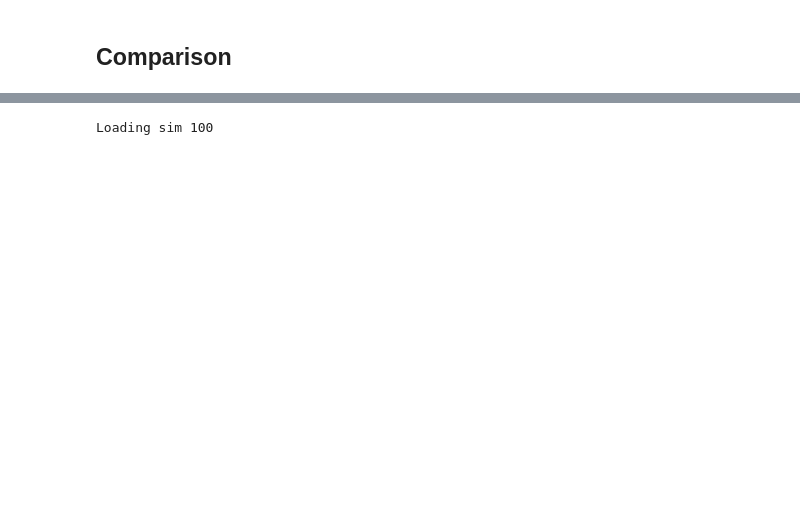
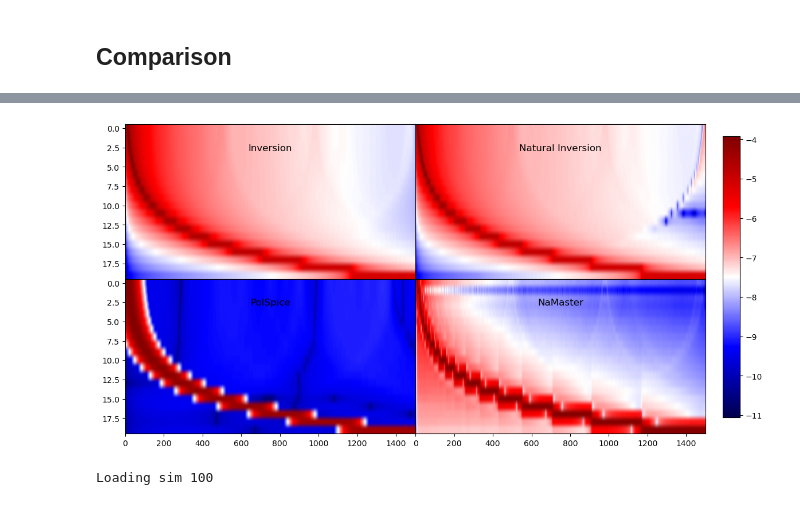
Before and after one commit to JaimeRZP/GLASS_cov_challenge, a Jupyter notebook: unmixing_comparison.ipynb, the cells around one changed output, grey strips where cells are left out. Cells and saved outputs as stored; diff of their text form; code cells hidden in the pictures; blank space fills up the shorter version.

```diff
--- a/unmixing_comparison.ipynb
+++ b/unmixing_comparison.ipynb
@@ -72,3 +56,4 @@ with open(config_path, 'r') as f:
 mask_type = config['mask_type']
 kernels_pols = fits.open(f"/home/jaimerzp/Documents/UCL/GLASS_cov_challenge/{mask_type}/cls_pols/kernels_pols_1.fits")
 mixmat = heracles.read(f"/home/jaimerzp/Documents/UCL/GLASS_cov_challenge/{mask_type}/mixmat.fits")
+unmixmat = heracles.read(f"/home/jaimerzp/Documents/UCL/GLASS_cov_challenge/{mask_type}/unmixmat.fits")
@@ -91,3 +86,39 @@ inv_kernel =
+# %%
+inv_kernel = binv_mixmat["POS", "POS", 1, 1].array @ mixmat["POS", "POS", 1, 1].array
+nmt_kernel = inv_bmixmatb["POS", "POS", 1, 1].array @ bmixmat["POS", "POS", 1, 1].array
+pols_kernel = fits.open(f"/home/jaimerzp/Documents/UCL/GLASS_cov_challenge/{mask_type}/cls_pols/kernels_pols_1.fits")[0].data[0, :, :].T
+pols_kernel = heracles.Result(pols_kernel[:lmax+1, :lmax+1], axis=(0,), ell=l)
+pols_kernel = heracles.binned(pols_kernel, ledges).array
+nu_kernel = heracles.Result(unmixmat["POS", "POS", 1, 1].array @ mixmat["POS", "POS", 1, 1].array, axis=(0,), ell=l)
+nu_kernel = heracles.binned(nu_kernel, ledges).array
+# %%
+fig, axs = plt.subplots(2, 2, figsize=(15, 7))
+plt.subplots_adjust(hspace = 0.0, wspace = 0.0)
+
+im0 = axs[0, 0].imshow(np.log10(np.abs(inv_kernel)), cmap='seismic', aspect='auto')
+#axs[0, 0].set_yscale('log')
+axs[0, 0].get_xaxis().set_ticks([])
+axs[0, 0].set_title('Inversion', y=0.8)
+
+im1 = axs[0, 1].imshow(np.log10(np.abs(nu_kernel)), cmap='seismic', aspect='auto')
+axs[0, 1].get_yaxis().set_ticks([])
+axs[0, 1].get_xaxis().set_ticks([])
+axs[0, 1].set_title('Natural Inversion', y=0.8)
+
+im2 = axs[1, 0].imshow(np.log10(np.abs(pols_kernel)), cmap='seismic', aspect='auto')
+axs[1, 0].set_title('PolSpice', y=0.8)
+
+im3 = axs[1, 1].imshow(np.log10(np.abs(nmt_kernel)), cmap='seismic', aspect='auto')
+axs[1, 1].get_yaxis().set_ticks([])
+axs[1, 1].set_title('NaMaster', y=0.8)
+
+fig.subplots_adjust(right=0.8)
+cbar_ax = fig.add_axes([0.82, 0.15, 0.02, 0.7])
+fig.colorbar(im0, cax=cbar_ax)
+plt.show()
+fig.savefig(f'/home/jaimerzp/Desktop/mixing_mat_plots/kernel_compo_{mask_type}.pdf', bbox_inches='tight')
+# %% [output]
+[figure, added]
 # %%
 def get_cls_mean(cls_dict):
     n_keys = list(cls_dict.keys())
```
Also changed, not shown: parts of 14 cells of this notebook, 1 other file.
